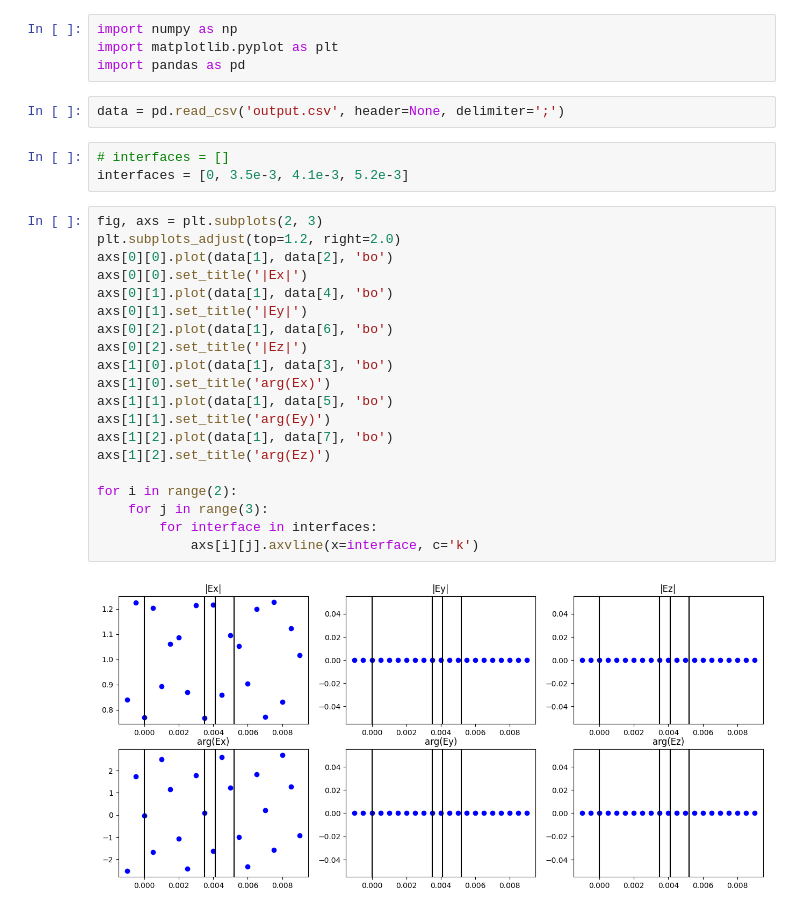
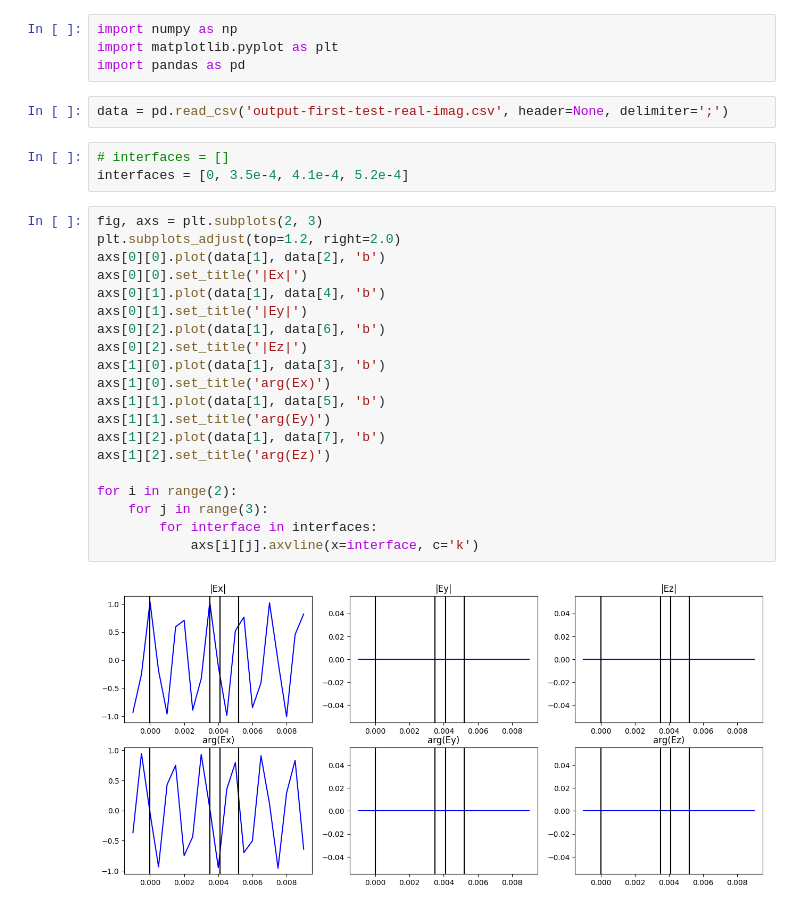
Before and after one commit to 00ste/em-field-on-multilayer, a Jupyter notebook: output-analysis.ipynb, the cells around one changed output. Cells and saved outputs as stored; diff of their text form.

```diff
--- a/output-analysis.ipynb
+++ b/output-analysis.ipynb
@@ -3,32 +3,32 @@ import numpy as np
 import matplotlib.pyplot as plt
 import pandas as pd
 # %%
-data = pd.read_csv('output.csv', header=None, delimiter=';')
+data = pd.read_csv('output-first-test-real-imag.csv', header=None, delimiter=';')
 # %%
 # interfaces = []
-interfaces = [0, 3.5e-3, 4.1e-3, 5.2e-3]
+interfaces = [0, 3.5e-4, 4.1e-4, 5.2e-4]
 # %%
 fig, axs = plt.subplots(2, 3)
 plt.subplots_adjust(top=1.2, right=2.0)
-axs[0][0].plot(data[1], data[2], 'bo')
+axs[0][0].plot(data[1], data[2], 'b')
 axs[0][0].set_title('|Ex|')
-axs[0][1].plot(data[1], data[4], 'bo')
+axs[0][1].plot(data[1], data[4], 'b')
 axs[0][1].set_title('|Ey|')
-axs[0][2].plot(data[1], data[6], 'bo')
+axs[0][2].plot(data[1], data[6], 'b')
 axs[0][2].set_title('|Ez|')
-axs[1][0].plot(data[1], data[3], 'bo')
+axs[1][0].plot(data[1], data[3], 'b')
 axs[1][0].set_title('arg(Ex)')
-axs[1][1].plot(data[1], data[5], 'bo')
+axs[1][1].plot(data[1], data[5], 'b')
 axs[1][1].set_title('arg(Ey)')
-axs[1][2].plot(data[1], data[7], 'bo')
+axs[1][2].plot(data[1], data[7], 'b')
 axs[1][2].set_title('arg(Ez)')
 
 for i in range(2):
     for j in range(3):
         for interface in interfaces:
             axs[i][j].axvline(x=interface, c='k')
 # %% [output]
-[figure, old version]
+[figure, new version]
 # %%
 fig, axs = plt.subplots(2, 3)
 plt.subplots_adjust(top=1.2, right=2.0)
```
Also changed, not shown: parts of 4 cells of this notebook, 7 other files.
